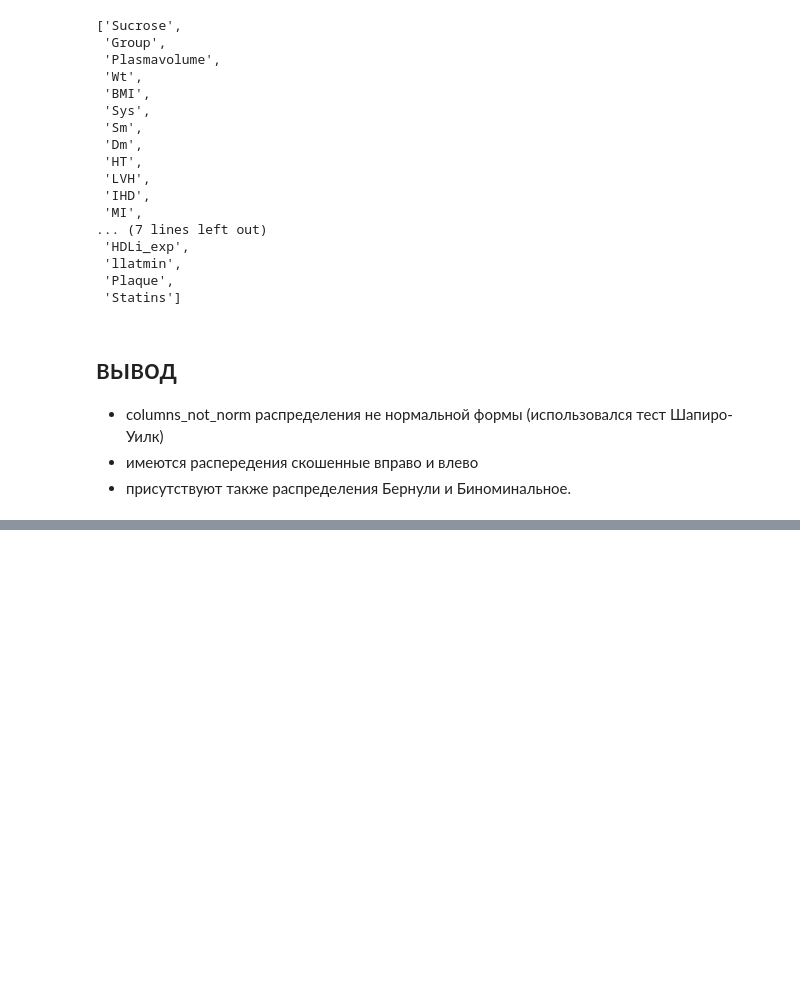
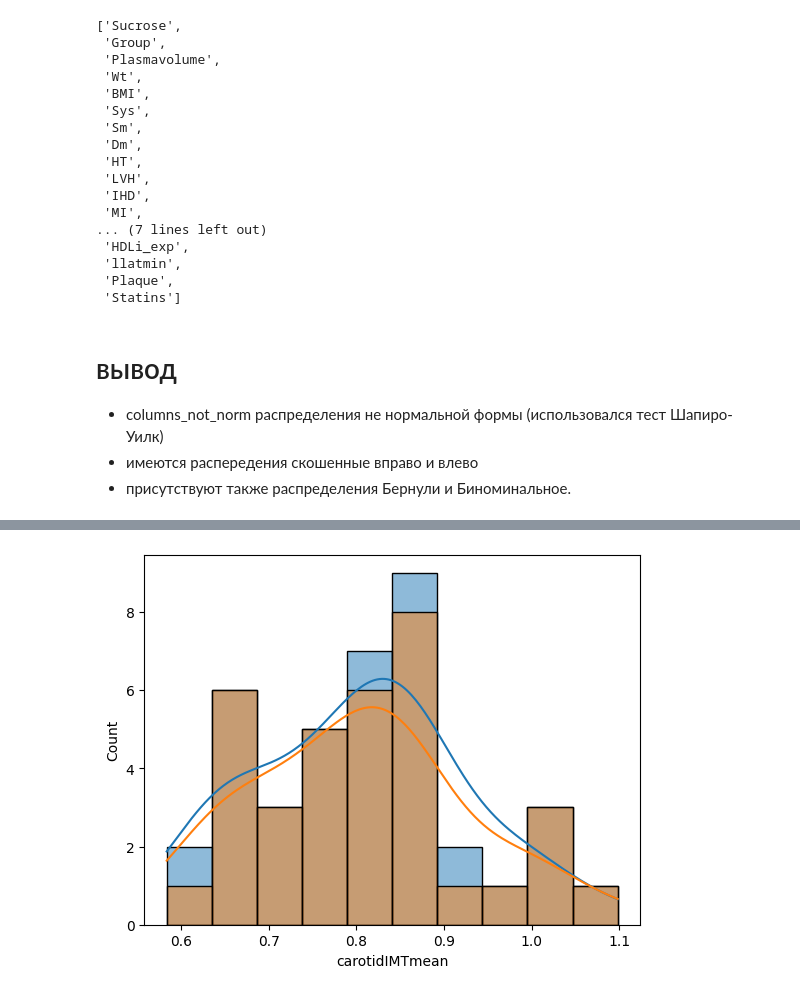
Before and after one commit to Alexandertsvet/biostat, a Jupyter notebook: applied_statistics/research_planning.ipynb, the cells around one changed output, grey strips where cells are left out. Cells and saved outputs as stored; diff of their text form; code cells hidden in the pictures; blank space fills up the shorter version.

```diff
--- a/applied_statistics/research_planning.ipynb
+++ b/applied_statistics/research_planning.ipynb
@@ -284,0 +320,3 @@ columns_not_norm
+# %%
+group_1 = data_high_density_lipids[['Patient.number','Name']]
+group_1
@@ -284,0 +341,3 @@ columns_not_norm
+# %%
+group_HDL = group_1.merge(data_for_group, left_on='Patient.number', right_on='Patientnumber')
+group_HDL
@@ -284,0 +362,3 @@ columns_not_norm
+# %%
+group_2 = data_low_density_lipids[['Patient.number','Name']]
+group_2
@@ -284,0 +383,3 @@ columns_not_norm
+# %%
+group_LDL = group_2.merge(data_for_group, left_on='Patient.number', right_on='Patientnumber')
+group_LDL
@@ -284,0 +404,6 @@ columns_not_norm
+# %%
+sns.histplot(data=group_LDL['carotidIMTmean'],kde=True, bins=10)
+sns.histplot(data=group_HDL['carotidIMTmean'],kde=True, bins=10)
+plt.show();
+# %% [output]
+[figure, added]
```
Also changed, not shown: parts of 14 cells of this notebook.
